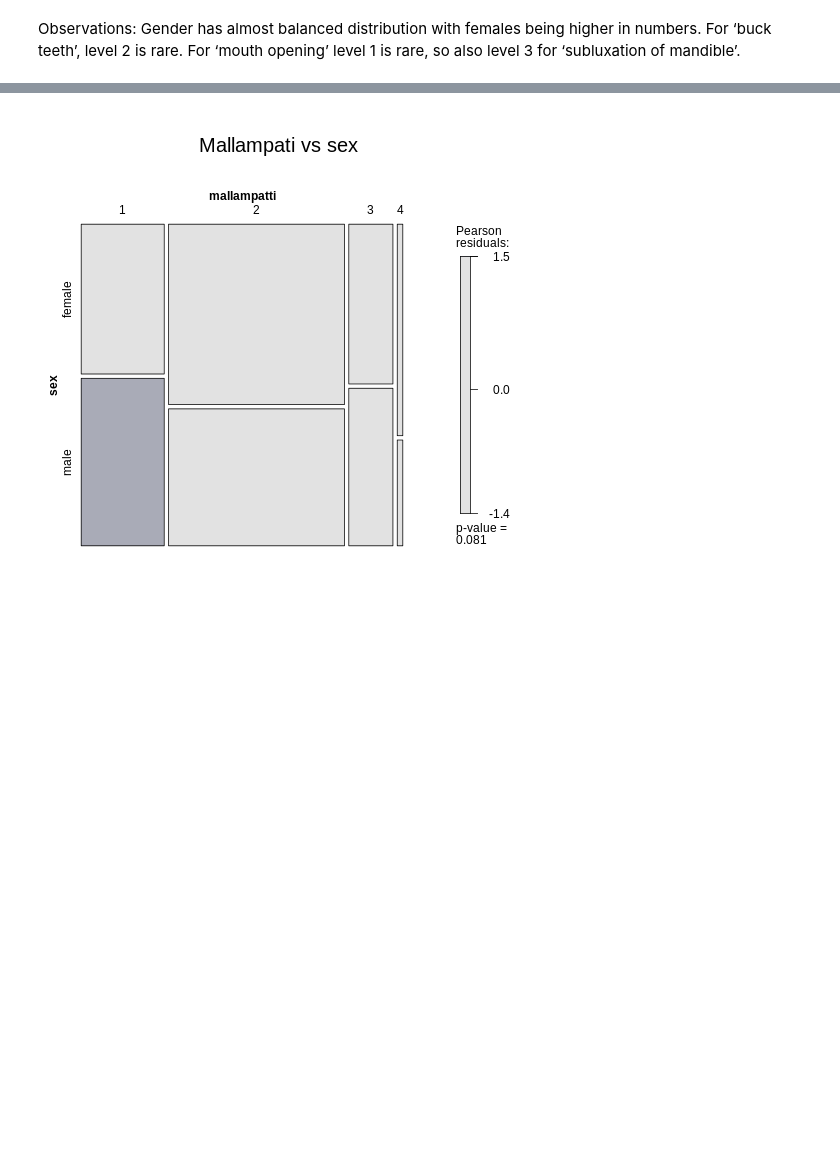
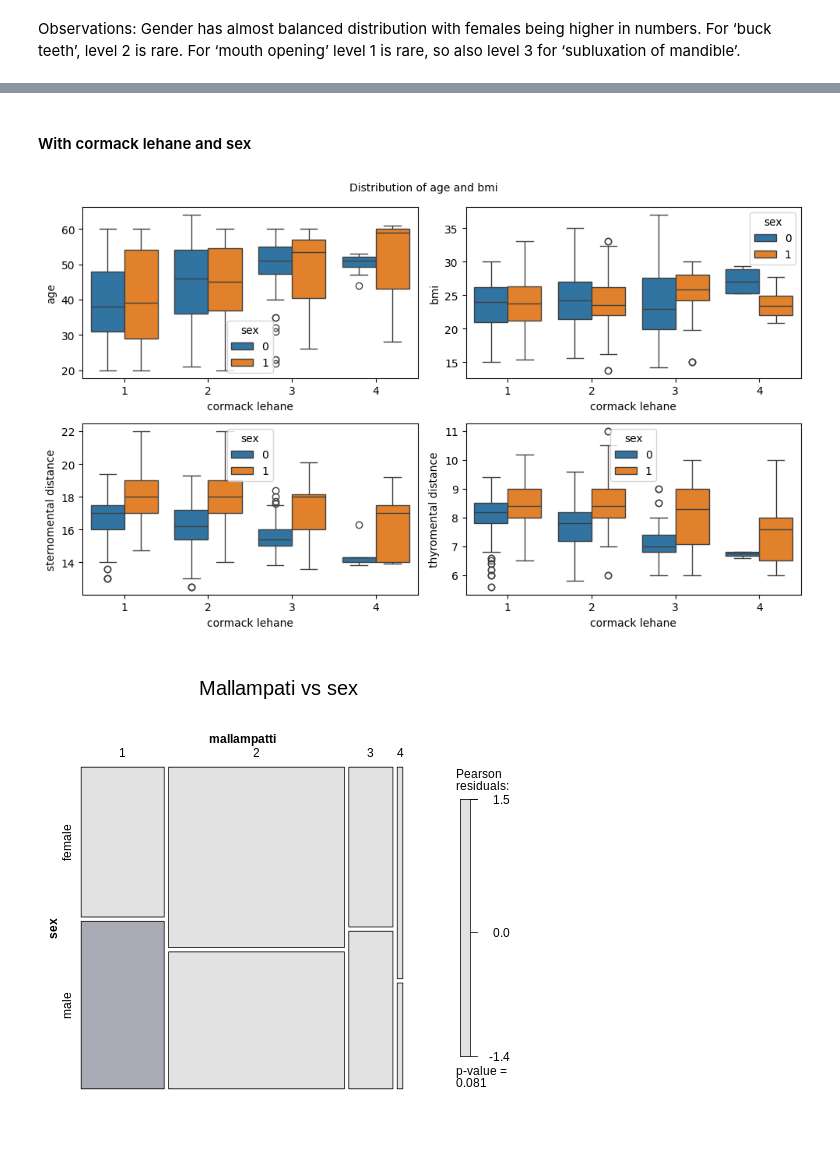
Before and after one commit to harnalashok/classification, a Jupyter notebook: airways.ipynb, the cells around one changed output, grey strips where cells are left out. Cells and saved outputs as stored; diff of their text form; code cells hidden in the pictures; blank space fills up the shorter version.

```diff
--- a/airways.ipynb
+++ b/airways.ipynb
@@ -403,3 +406,16 @@ head(df_r)
+# %% [markdown]
+#### With cormack lehane and sex
+# %%
+fig, axs = plt.subplots(2,2, figsize=(10, 6))
+_=fig.suptitle('Distribution of age and bmi', fontsize=10)
+_=sns.boxplot(data=df, x="cormack lehane", y="age", hue="sex", ax=axs[0,0])
+_=sns.boxplot(data=df, x="cormack lehane", y="bmi", hue="sex", ax=axs[0,1])
+_=sns.boxplot(data=df, x="cormack lehane", y="sternomental distance", hue="sex", ax=axs[1,0])
+_=sns.boxplot(data=df, x="cormack lehane", y="thyromental distance", hue="sex", ax=axs[1,1])
+_=plt.tight_layout()
+_=plt.show()
+# %% [output]
+[figure, added]
 # %%
 %%R
 
```
Also changed, not shown: parts of 18 cells of this notebook.
